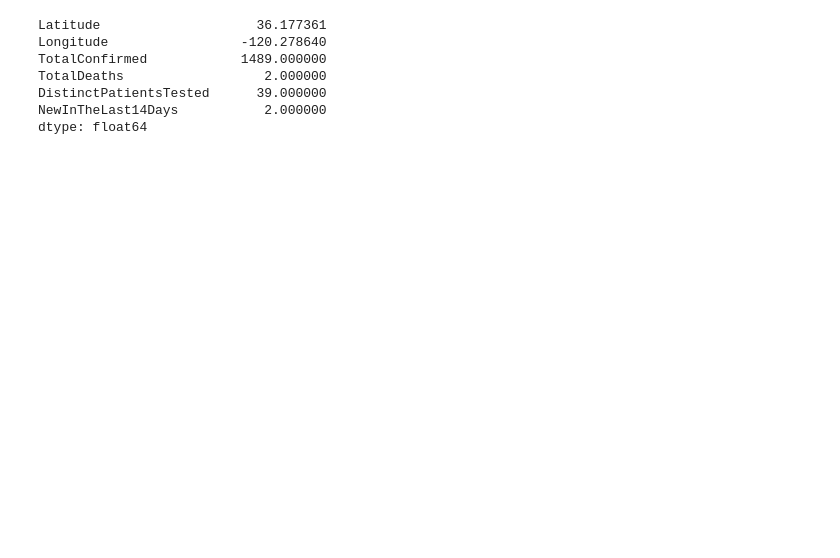
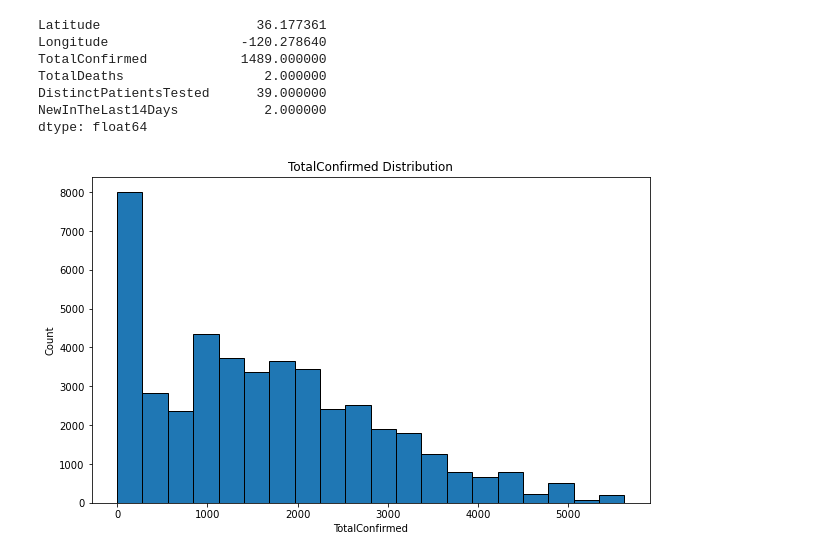
Before and after one commit to nogibjj/Individual-Project-1, a Jupyter notebook: Individual Project 1.ipynb, the cells around one changed output. Drawn from its saved outputs; the diff is of its cells as text; code cells hidden in the pictures; blank space fills up the shorter version.

```diff
--- a/Individual Project 1.ipynb
+++ b/Individual Project 1.ipynb
@@ -24,3 +24,15 @@ TotalDeaths                  2.000000
 DistinctPatientsTested      39.000000
 NewInTheLast14Days           2.000000
 dtype: float64
+# %%
+import matplotlib.pyplot as plt
+pd.set_option("display.max_columns", None)
+general_df = pd.read_csv(example_csv)
+plt.figure(figsize=(10, 6))
+plt.hist(general_df["TotalConfirmed"], bins=20, edgecolor="black")
+plt.title("TotalConfirmed Distribution")
+plt.xlabel("TotalConfirmed")
+plt.ylabel("Count")
+plt.show()
+# %% [output]
+[figure, added]
```
Also changed, not shown: parts of 3 cells of this notebook, 2 other files.
